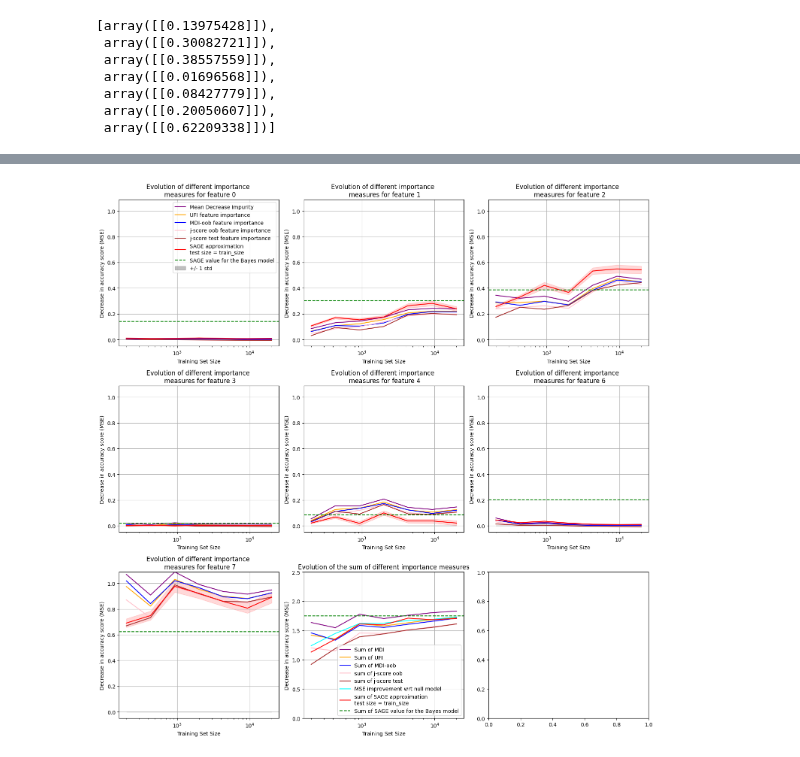
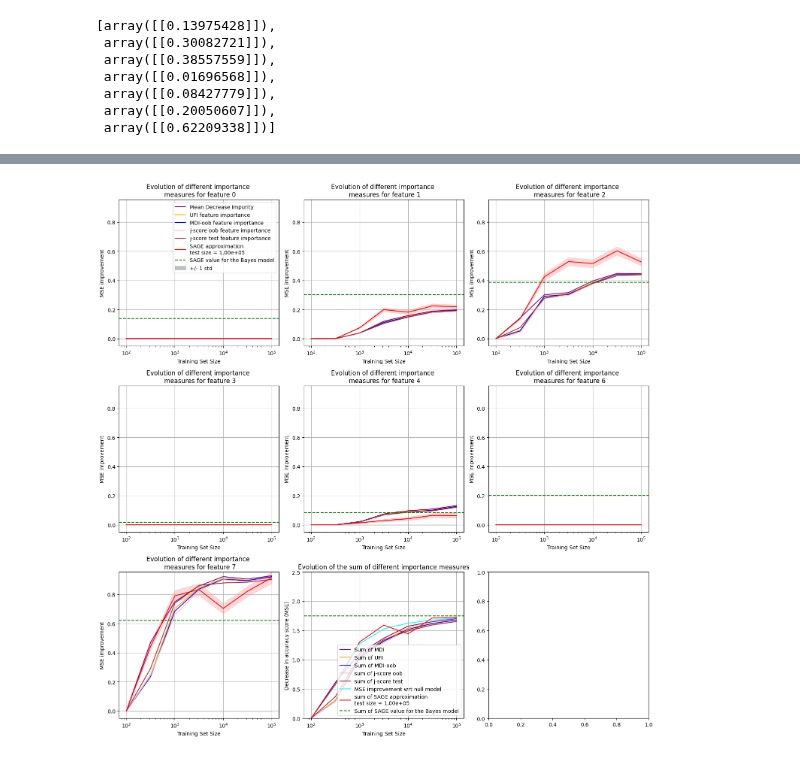
Before and after one commit to GaetandeCast/Internship, a Jupyter notebook: synth_datasets/gaussian_lm.ipynb, the cells around one changed output, grey strips where cells are left out. Cells and saved outputs as stored; diff of their text form; code cells hidden in the pictures.

Commit message:
fix big test and train included in one another

```diff
--- a/synth_datasets/gaussian_lm.ipynb
+++ b/synth_datasets/gaussian_lm.ipynb
@@ -226,7 +226,7 @@ idx_features = [i for i in range(8) if i != idx_target]
 n_feature = len(idx_features)
 # %%
 # Training loop parameters
-train_sizes = 2 * np.logspace(2, 4, 7, dtype=int)
+train_sizes = np.logspace(2, 5, 7, dtype=int)
 n_folds = 5
 rng = np.random.RandomState(42)
 n_estimators = 100
@@ -241,30 +241,30 @@ j_score_test_res = np.zeros((len(train_sizes), n_feature))
 sage_res = list()
 permut_res = list()
 mse_improvement = np.zeros(len(train_sizes))
-
+test_size = train_sizes[-1]
+Xy, mu, Sigma = generate_gaussian_causal_network(
+    n_sample=train_sizes[-1] + test_size,
+    b=b,
+    v=v,
+    w=w,
+    random_state=rng,
+)
+X, y = Xy[:, idx_features], Xy[:, idx_target]
+X_train, X_test, y_train, y_test = train_test_split(
+    X, y, test_size=test_size, shuffle=True, random_state=rng
+)
 for train_size_idx, train_size in enumerate(train_sizes):
-    test_size = train_size
-    Xy, mu, Sigma = generate_gaussian_causal_network(
-        n_sample=train_size + test_size,
-        b=b,
-        v=v,
-        w=w,
-        random_state=rng,
-    )
-    X, y = Xy[:, idx_features], Xy[:, idx_target]
-    X_train, X_test, y_train, y_test = train_test_split(
-        X, y, test_size=test_size, shuffle=True, random_state=rng
-    )
+    X_train_sub, y_train_sub = X_train[:train_size], y_train[:train_size]
     reg = RandomForestRegressor(
         n_estimators=n_estimators,
         oob_score=True,
         n_jobs=-1,
-        min_samples_leaf=10,
+        min_samples_leaf=100,
         random_state=rng,
-    ).fit(X_train, y_train)
+    ).fit(X_train_sub, y_train_sub)
 
     mdi_res[train_size_idx, :] = reg._unnormalized_feature_importances
-    feature_importance_res = compute_rf_feature_importance(reg, X_train, y_train, "mse" , ["UFI", "MDI-oob", "j-score", "j-score_test"], X_test, y_test)
+    feature_importance_res = compute_rf_feature_importance(reg, X_train_sub, y_train_sub, "mse" , ["UFI", "MDI-oob", "j-score", "j-score_test"], X_test, y_test)
     ufi_res[train_size_idx, :] = feature_importance_res["UFI"]
     mdi_oob_res[train_size_idx, :] = feature_importance_res["MDI-oob"]
     j_score_res[train_size_idx, :] = feature_importance_res["j-score"]
@@ -278,7 +278,7 @@ for train_size_idx, train_size in enumerate(train_sizes):
     #     permutation_importance(reg, X_test, y_test, n_repeats=5, random_state=rng)
     # )
 
-    dummy = DummyRegressor(strategy="mean").fit(X_train, y_train)
+    dummy = DummyRegressor(strategy="mean").fit(X_train_sub, y_train_sub)
 
     mse_improvement[train_size_idx] = mean_squared_error(
         y_test, dummy.predict(X_test)
@@ -339,7 +339,7 @@ for i in range(n_feature):
     axs[i].plot(
         train_sizes,
         [sage_res[j].values[i] for j in range(len(train_sizes))],
-        label="SAGE approximation \ntest size = train_size",
+        label=f"SAGE approximation \ntest size = {test_size:.2e}",
         color="red",
     )
     axs[i].fill_between(
@@ -373,7 +373,7 @@ for i in range(n_feature):
     axs[i].fill_between(train_sizes, 0, 0, color="gray", alpha=0.5, label="+/- 1 std")
     axs[i].set_xscale("log")
     axs[i].set_xlabel("Training Set Size")
-    axs[i].set_ylabel("Decrease in accuracy score (MSE)")
+    axs[i].set_ylabel("MSE improvement")
     axs[i].set_title(
         f"Evolution of different importance \n measures for feature {idx_features[i]}"
     )
@@ -390,32 +390,32 @@ axs[n_feature].plot(
     train_sizes, mdi_oob_res.sum(axis=1), label="Sum of MDI-oob", color="blue"
 )
 axs[n_feature].plot(
     train_sizes, j_score_res.sum(axis=1), label="sum of j-score oob", color="pink"
 )
 axs[n_feature].plot(
     train_sizes, j_score_test_res.sum(axis=1), label="sum of j-score test", color="brown"
 )
 axs[n_feature].plot(
     train_sizes, mse_improvement, label="MSE improvement wrt null model", color="cyan"
 )
 axs[n_feature].plot(
     train_sizes,
     [sage_res[j].values.sum() for j in range(len(train_sizes))],
-    label="sum of SAGE approximation \ntest size = train_size",
+    label=f"sum of SAGE approximation \ntest size = {test_size:.2e}",
     color="red",
 )
 axs[n_feature].axhline(sum(bayes_sage), ls="--", label="Sum of SAGE value for the Bayes model", color="green")
 axs[n_feature].set_xscale("log")
 axs[n_feature].set_xlabel("Training Set Size")
 axs[n_feature].set_ylabel("Decrease in accuracy score (MSE)")
 axs[n_feature].set_title(
     "Evolution of the sum of different importance measures"
 )
 axs[n_feature].grid(True)
 axs[0].legend()
 axs[n_feature].legend()
 
 plt.tight_layout()
 plt.show()
 # %% [output]
-[figure, old version]
+[figure, new version]
```
Also changed, not shown: parts of 2 cells of this notebook.
